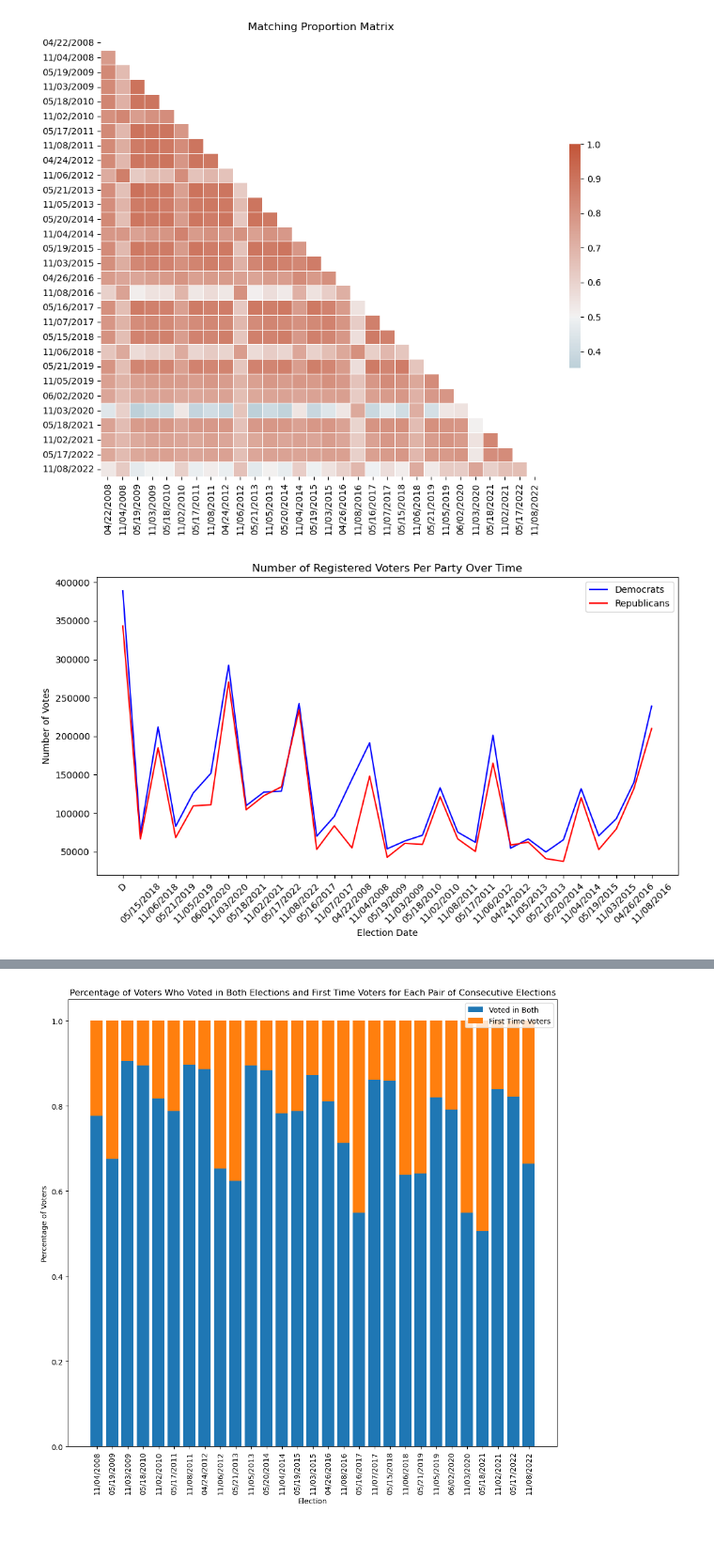
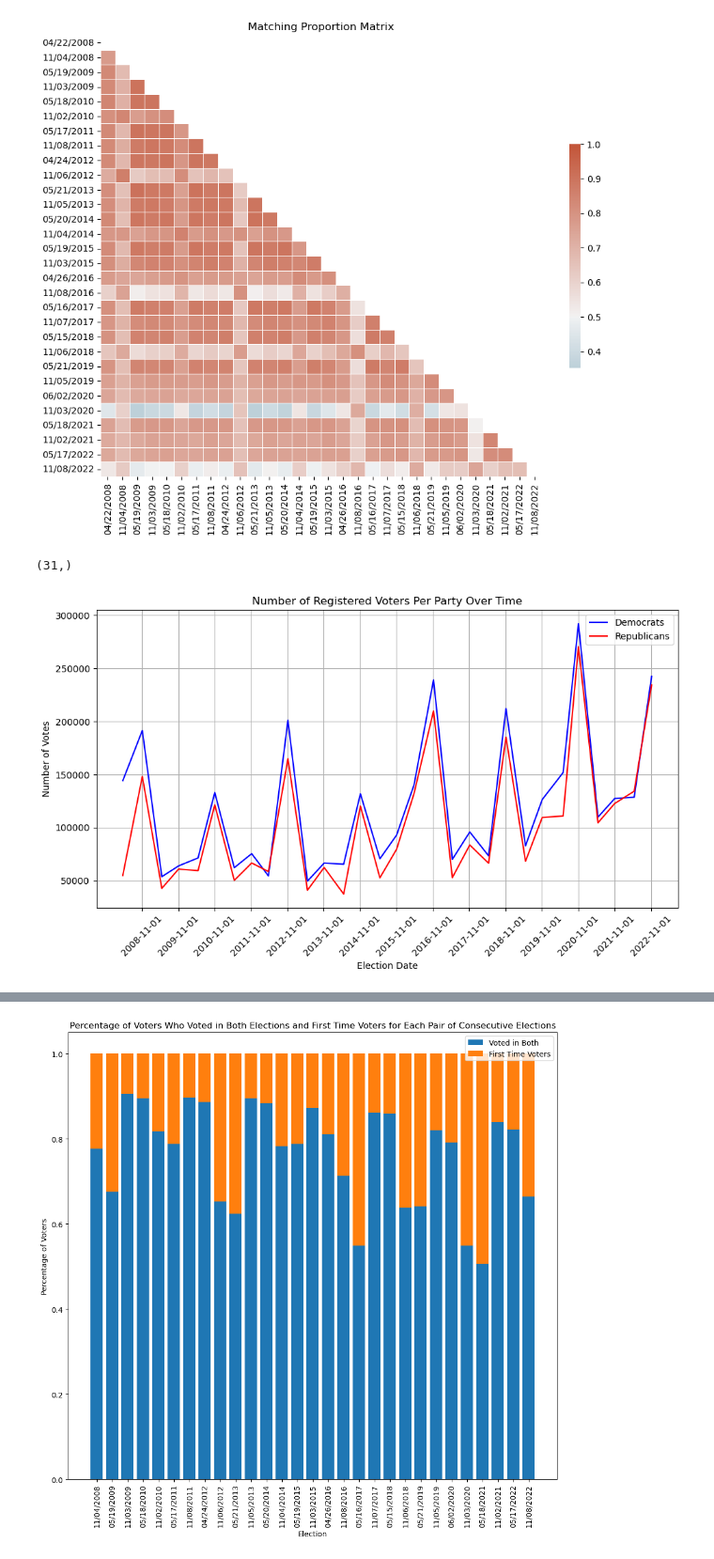
Before and after one commit to aaronzberger/VoterPrediction, a Jupyter notebook: EDA.ipynb, the cells around one changed output, grey strips where cells are left out. Shown at 94% size. Saved outputs shown, nothing was run; the diff lists cells and outputs as text; code cells hidden in the pictures.

Commit message:
Modify Registered Voters Graph

```diff
--- a/EDA.ipynb
+++ b/EDA.ipynb
@@ -302,33 +302,57 @@ plt.show()
 # %%
 # Identify the columns that contain the voting data for Republicans and Democrats
 party_d_cols = df.columns[df.columns.str.contains('Party D')]
 party_r_cols = df.columns[df.columns.str.contains('Party R')]
 
 # Initialize lists to store the counts
 d_counts = []
 r_counts = []
 
 # For each election, count the number of votes for Republicans and Democrats
 for d_col, r_col in zip(party_d_cols, party_r_cols):
     d_counts.append(df[d_col].sum())
     r_counts.append(df[r_col].sum())
 
+print(party_d_cols.shape)
+
 # Create a list of election dates
 election_dates = [col.split(' ')[1] for col in party_d_cols]
+
+# Remove the first column for election_dates, d_counts, and r_counts
+election_dates = election_dates[1:]
+d_counts = d_counts[1:]
+r_counts = r_counts[1:]
+
+# Convert the election dates to datetime objects and sort the data by dates
+election_dates = pd.to_datetime(election_dates)
+sorted_indices = election_dates.argsort()
+
+# Sort the data
+election_dates = election_dates[sorted_indices]
+d_counts = pd.Series(d_counts)[sorted_indices].tolist()
+r_counts = pd.Series(r_counts)[sorted_indices].tolist()
+
+# Find the range of years in the election_dates
+years_range = range(election_dates.min().year, election_dates.max().year + 1)
+
+# Create a list of datetime objects for November of each year in the range
+november_ticks = [pd.to_datetime(f"{year}-11") for year in years_range]
 
 # Plot the counts on a line graph
 plt.figure(figsize=(10, 6))
 plt.plot(election_dates, d_counts, label='Democrats', color='blue')
 plt.plot(election_dates, r_counts, label='Republicans', color='red')
 plt.xlabel('Election Date')
 plt.ylabel('Number of Votes')
 plt.title('Number of Registered Voters Per Party Over Time')
+plt.grid()
 plt.legend()
-plt.xticks(rotation=45)
+plt.xticks(november_ticks, rotation=45)
 plt.tight_layout()
 plt.show()
 # %% [output]
+(31,)
-[figure, old version]
+[figure, new version]
 # %%
 # Identify the columns that contain the vote by mail data
 mail_vote_cols = df.columns[df.columns.str.contains('By Mail')]
```
Also changed, not shown: parts of 1 cell of this notebook.
